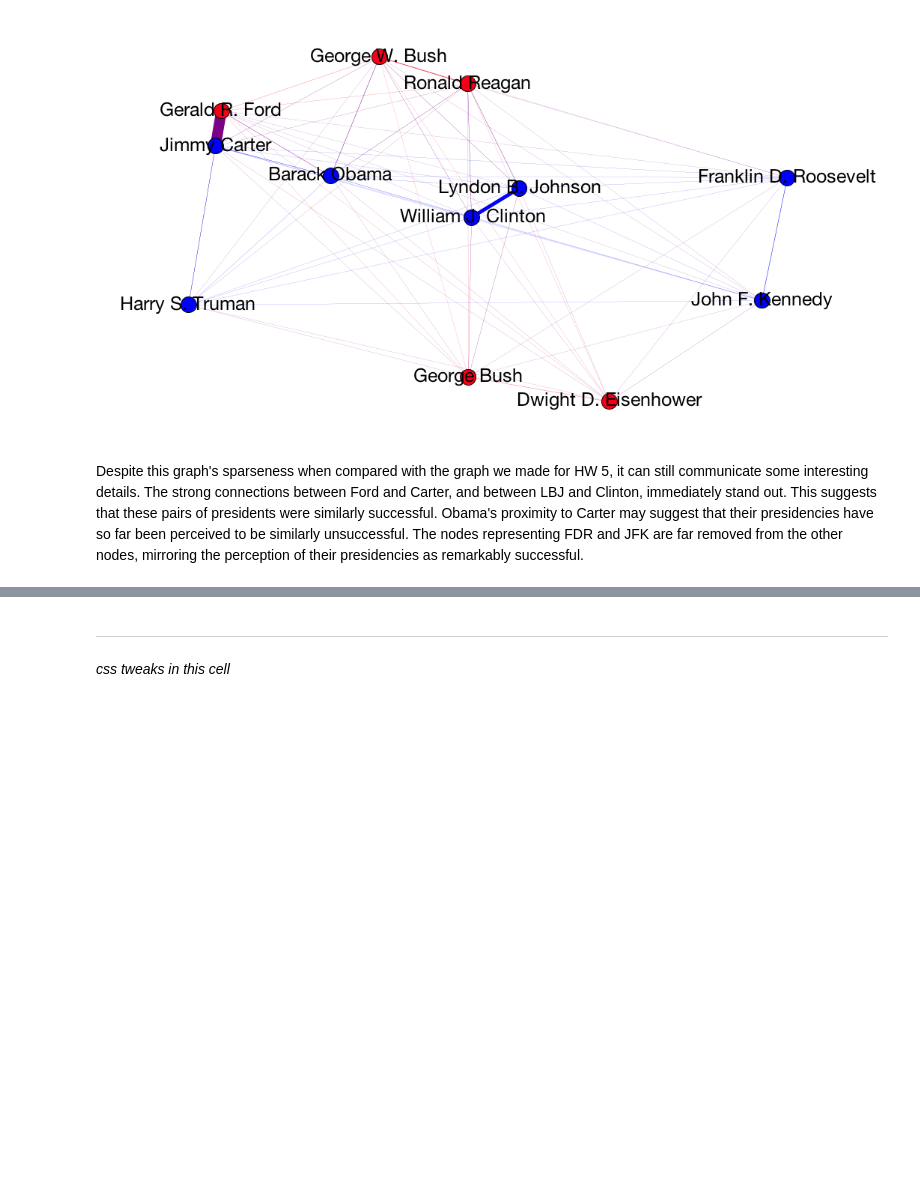
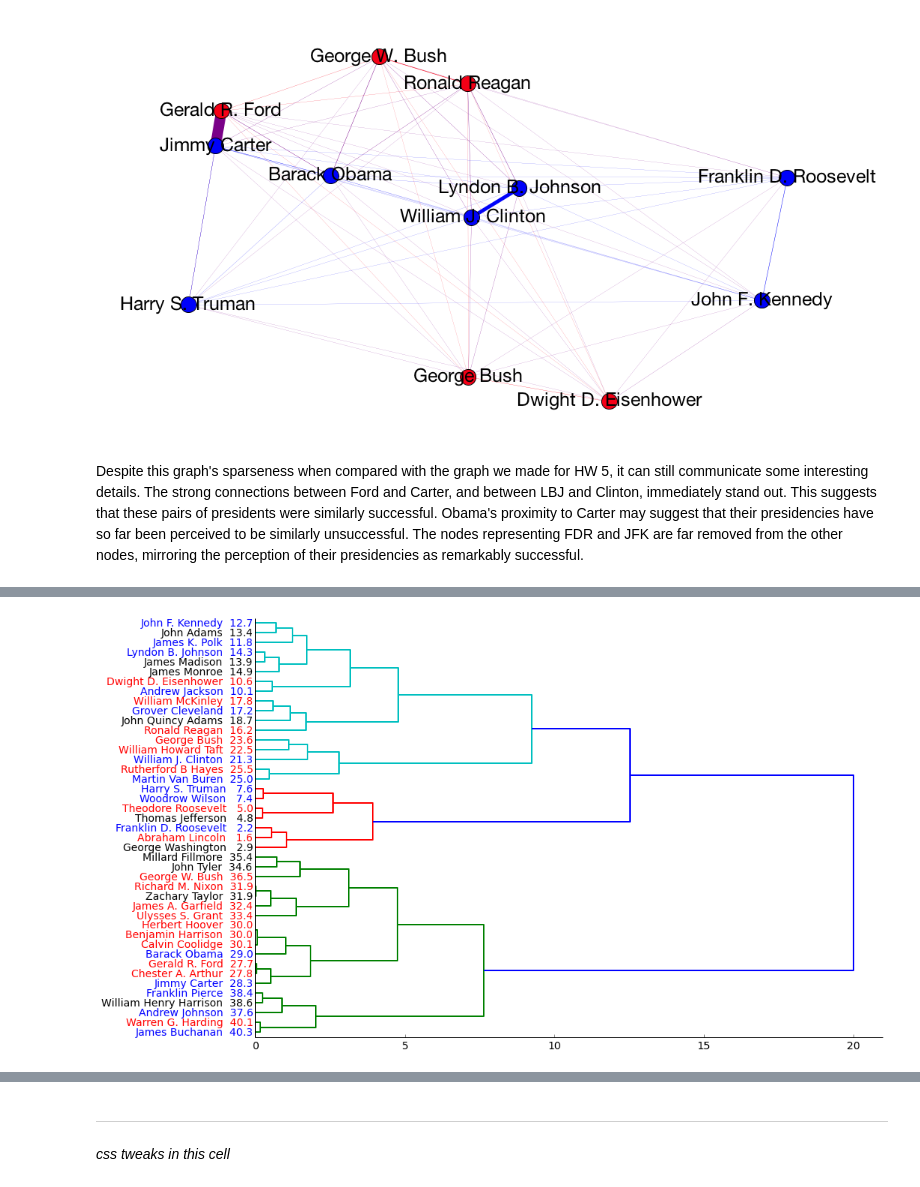
Before and after one commit to rlucioni/executive-evolution, a Jupyter notebook: cs109-project.ipynb, the cells around one changed output, grey strips where cells are left out. Saved outputs shown, nothing was run; the diff lists cells and outputs as text; code cells hidden in the pictures; blank space fills up the shorter version.

```diff
--- a/cs109-project.ipynb
+++ b/cs109-project.ipynb
@@ -2220,0 +2554,26 @@ Despite this graph's sparseness when compared with the graph we made for HW 5, i
+# %%
+# Cluster on wiki average rankings
+names = []
+for x in range(len(wiki_data.president)):
+    if wiki_data.rating[x] < 10:
+        middle = "   "
+    else:
+        middle = "  "
+    names.append(wiki_data.president[x] + middle + str(round(wiki_data.rating[x],1)))
+
+rankings = [[x] for x in wiki_data.rating]
+
+# label by political party
+label_colors_party = {}
+for index, name in enumerate(wiki_data.president):
+    party = get_party_from_name(name,0)
+    if party == 0:
+        label_colors_party[names[index]] = 'blue'
+    elif party == 1:
+        label_colors_party[names[index]] = 'red'
+    else:
+        label_colors_party[names[index]] = 'black'
+
+dendrogram_metrics(names, rankings, 10, "average", label_colors_party)
+# %% [output]
+[figure, added]
```
Also changed, not shown: parts of 62 cells of this notebook, 2 other files.
